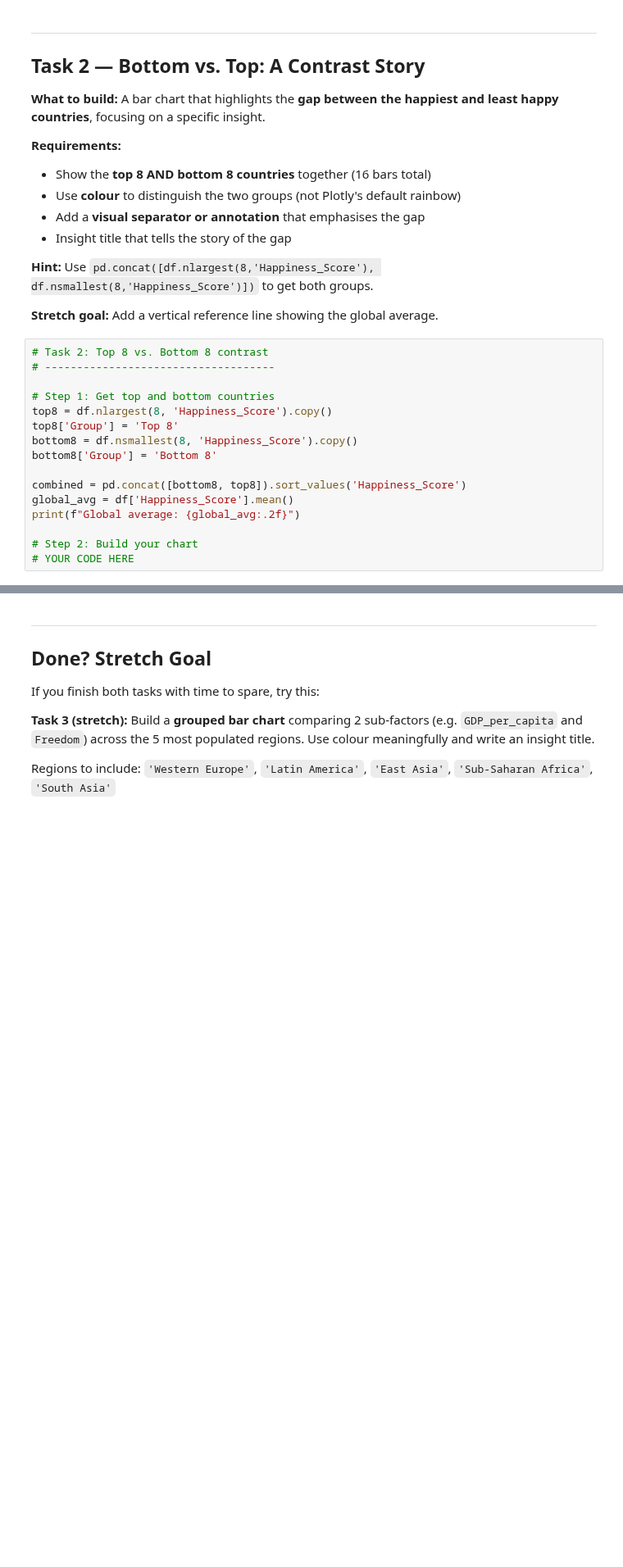
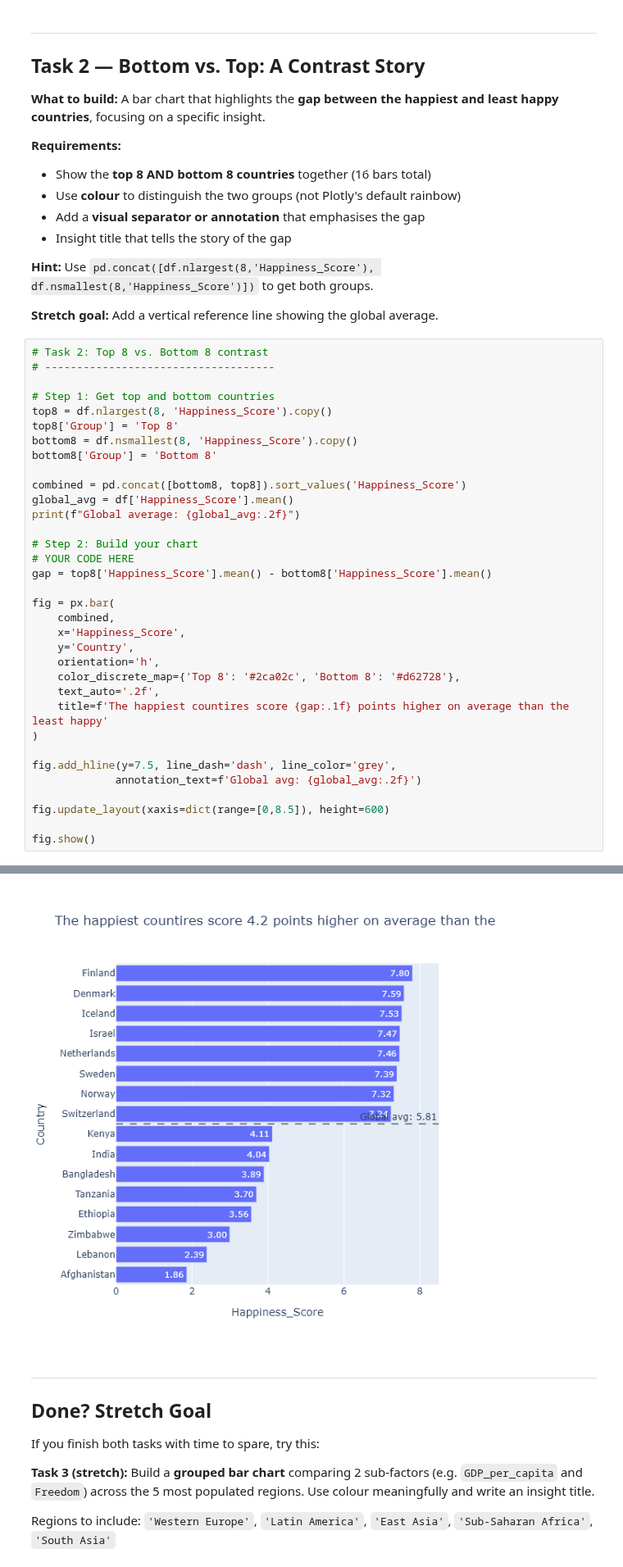
Before and after one commit to kaushikregalla95/dataviz-exercises-kaushikreddyregalla, a Jupyter notebook: week02/lecture02_exercise.ipynb, the cells around one changed output, grey strips where cells are left out. Shown at 82% size. Saved outputs shown, nothing was run; the diff lists cells and outputs as text; blank space fills up the shorter version.

```diff
--- a/week02/lecture02_exercise.ipynb
+++ b/week02/lecture02_exercise.ipynb
@@ -138,21 +148,40 @@ NameError: name 'df' is not defined
 # %%
 # Task 2: Top 8 vs. Bottom 8 contrast
 # ------------------------------------
 
 # Step 1: Get top and bottom countries
 top8 = df.nlargest(8, 'Happiness_Score').copy()
 top8['Group'] = 'Top 8'
 bottom8 = df.nsmallest(8, 'Happiness_Score').copy()
 bottom8['Group'] = 'Bottom 8'
 
 combined = pd.concat([bottom8, top8]).sort_values('Happiness_Score')
 global_avg = df['Happiness_Score'].mean()
 print(f"Global average: {global_avg:.2f}")
 
 # Step 2: Build your chart
 # YOUR CODE HERE
+gap = top8['Happiness_Score'].mean() - bottom8['Happiness_Score'].mean()
+
+fig = px.bar(
+    combined,
+    x='Happiness_Score',
+    y='Country',
+    orientation='h',
+    color_discrete_map={'Top 8': '#2ca02c', 'Bottom 8': '#d62728'},
+    text_auto='.2f',
+    title=f'The happiest countires score {gap:.1f} points higher on average than the least happy'
+)
+
+fig.add_hline(y=7.5, line_dash='dash', line_color='grey',
+             annotation_text=f'Global avg: {global_avg:.2f}')
+
+fig.update_layout(xaxis=dict(range=[0,8.5]), height=600)
+
+fig.show()
 # %% [output]
 Global average: 5.81
+[figure, added]
 # %% [markdown]
 ---
 ## Done? Stretch Goal
```
Also changed, not shown: parts of 2 cells of this notebook.
